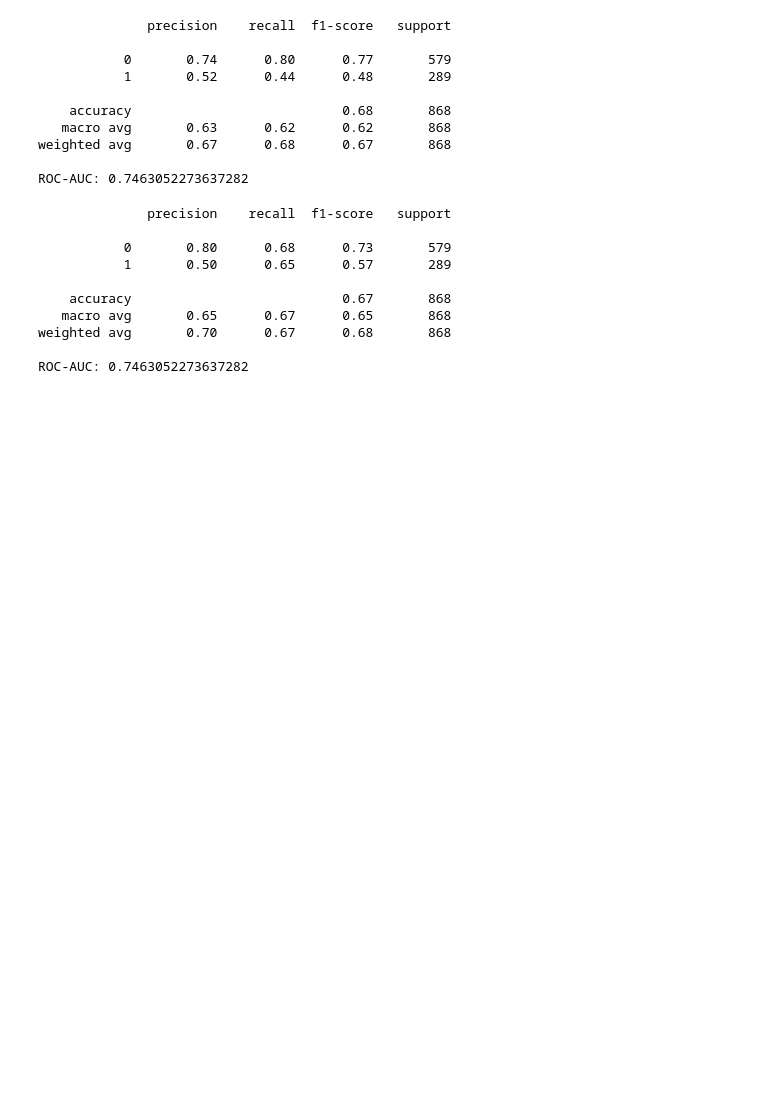
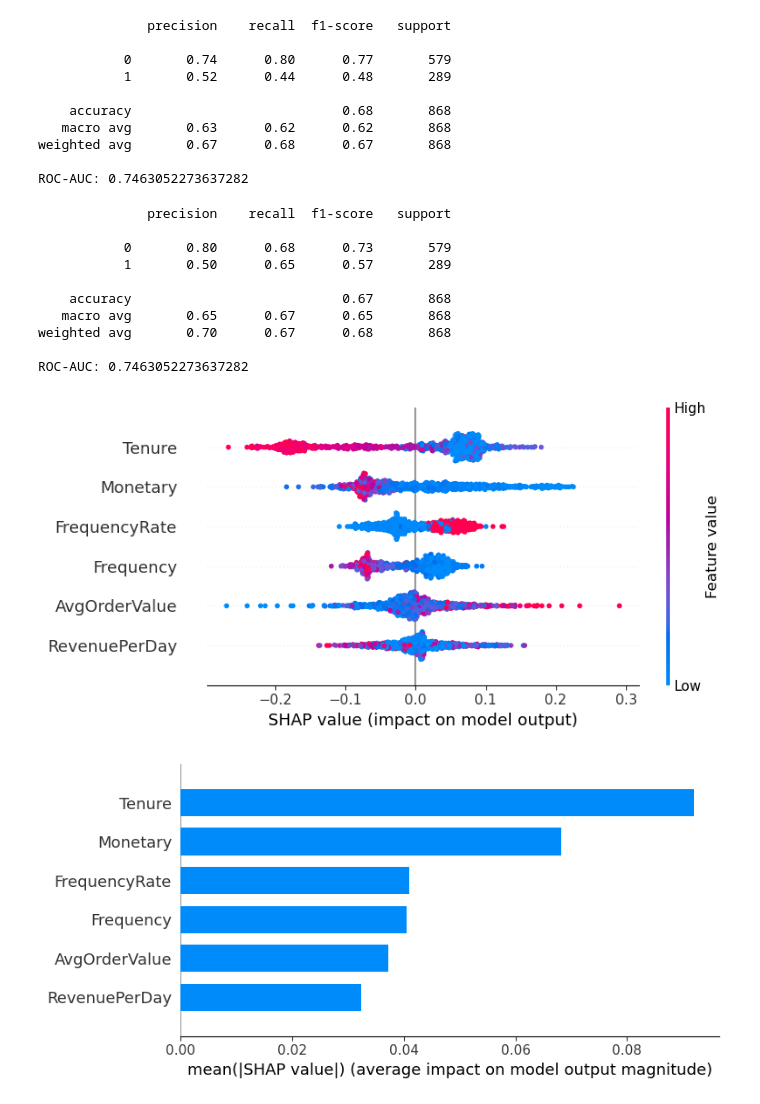
Before and after one commit to dishasanthosh/retail-ds-project, a Jupyter notebook: notebooks/03_churn_model.ipynb, the cells around one changed output. Cells and saved outputs as stored; diff of their text form; code cells hidden in the pictures; blank space fills up the shorter version.

Commit message:
added SHAP explainability

```diff
--- a/notebooks/03_churn_model.ipynb
+++ b/notebooks/03_churn_model.ipynb
@@ -189,3 +189,17 @@ weighted avg       0.70      0.67      0.68       868
 ROC-AUC: 0.7463052273637282
 # %%
 rfm.to_csv("/Users/dishasanthosh/Library/CloudStorage/OneDrive-Personal/Uni/Projects/retail-ds-project/data/customer_features.csv", index=False)
+# %%
+import shap
+
+explainer = shap.TreeExplainer(model)
+shap_values = explainer.shap_values(X_test)
+
+shap_values_churn = shap_values[:, :, 1]
+
+shap.summary_plot(shap_values_churn, X_test)
+
+shap.summary_plot(shap_values_churn, X_test, plot_type="bar")
+# %% [output]
+[figure, added]
+[figure, added]
```
